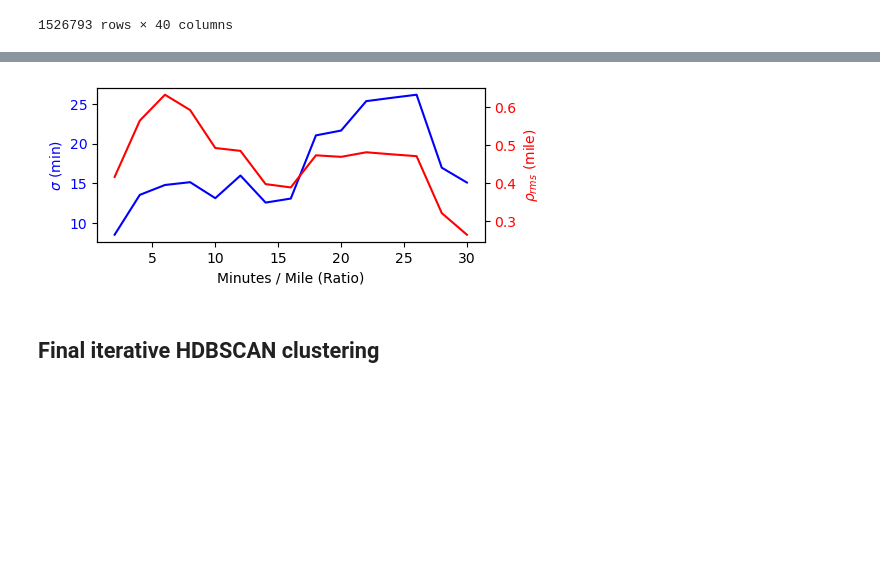
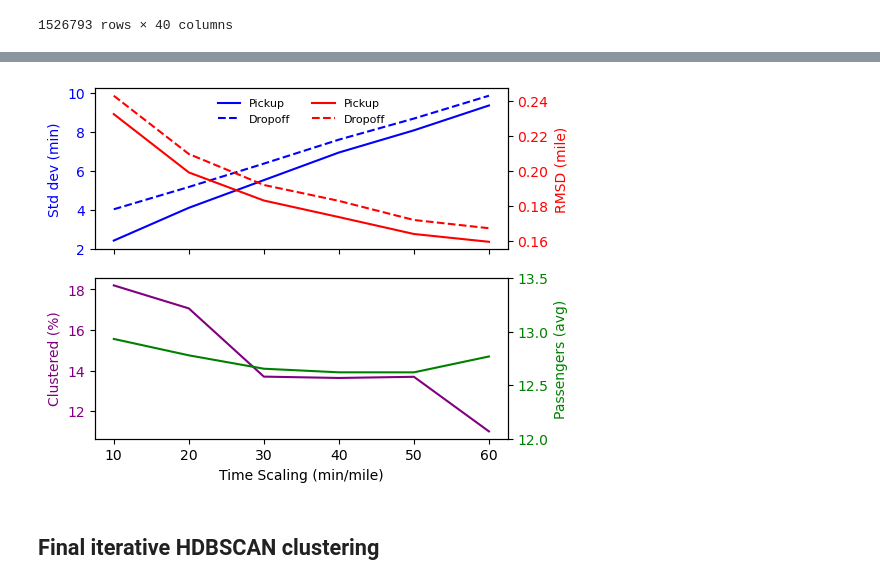
Before and after one commit to calebclayreagor/nyc-taxi-efficiency, a Jupyter notebook: notebooks/01_clustering.ipynb, the cells around one changed output, grey strips where cells are left out. Drawn from its saved outputs; the diff is of its cells as text; code cells hidden in the pictures; blank space fills up the shorter version.

Commit message:
Updated clustering and summary plots

```diff
--- a/notebooks/01_clustering.ipynb
+++ b/notebooks/01_clustering.ipynb
@@ -88,30 +91,40 @@ for i in range(minutes_per_mile.size):
 # %%
-# moving average (10 min / 5 steps)
-sm = 10 // 2; v = np.ones(sm) / sm
-stats_sm = stats.copy()
-for i in range(stats_sm.shape[1]):
-    stats_sm[:, i] = np.convolve(stats_sm[:, i], v, mode = 'same')
+# average STD time of pickups, dropoffs
+fig, ax = plt.subplots(2, 1, sharex = True, figsize = (5.5, 4.25))
+ax[0].plot(time_scale, std_t[:, 0], c = 'b', ls = '-', label = 'Pickup')
+ax[0].plot(time_scale, std_t[:, 1], c = 'b', ls = '--', label = 'Dropoff')
+ax[0].set_ylabel('Std dev (min)', color = 'b')
+ax[0].set_yticks(np.arange(2, 11, 2))
+ax[0].tick_params('y', labelcolor = 'b')
 
-# summary statistics
-_, _, _, rms_pickup_loc, rms_dropoff_loc, std_pickup_t, std_dropoff_t = stats_sm.T
-rms_loc = (rms_pickup_loc + rms_dropoff_loc) / 2
-std_t = (std_pickup_t + std_dropoff_t) / 2
+# average RMS distance of pickups, dropoffs
+ax0 = ax[0].twinx()
+ax0.plot(time_scale, rmsd_xy[:, 0], c = 'r', ls = '-', label = 'Pickup')
+ax0.plot(time_scale, rmsd_xy[:, 1], c = 'r', ls = '--', label = 'Dropoff')
+ax0.set_ylabel('RMSD (mile)', color = 'r')
+ax0.tick_params('y', labelcolor = 'r')
 
-# Std of pickup/dropoff times (mean)
-fig, ax = plt.subplots(1, 1, figsize = (5, 2))
-ax.plot(minutes_per_mile, std_t, c = 'b')
-ax.set_ylabel(r'$\sigma$ (min)', color = 'b')
-ax.tick_params('y', labelcolor = 'b')
+# legend
+lines = ax[0].get_lines() + ax0.get_lines()
+labels = [l.get_label() for l in lines]
+ax[0].legend(lines, labels, ncols = 2, loc = 'upper center', fontsize = 8, frameon = False) # loc = 'upper right'
 
-# RMS of pickup locations (mean)
-ax0 = ax.twinx()
-ax0.plot(minutes_per_mile, rms_loc, c = 'r')
-ax0.set_ylabel(r'$\rho_{rms}$ (mile)', color = 'r')
-ax0.tick_params('y', labelcolor = 'r')
-ax.set_xlabel('Minutes / Mile (Ratio)')
+# percent of passengers clustered
+ax[1].plot(time_scale, clus_size[:, 0] * 100, c = 'purple')
+ax[1].set_ylabel('Clustered (%)', color = 'purple')
+ax[1].tick_params('y', labelcolor = 'purple')
+
+# average passengers per cluster
+ax1 = ax[1].twinx()
+ax1.plot(time_scale, clus_size[:, 1], c = 'g')
+ax1.set_ylabel('Passengers (avg)', color = 'g')
+ax1.tick_params('y', labelcolor = 'g')
+ax1.set_yticks(np.arange(12, 14, .5))
+ax[1].set_xlabel('Time Scaling (min/mile)')
+plt.tight_layout()
 plt.show()
 # %% [output]
-[figure, old version]
+[figure, new version]
 # %% [markdown]
 ## Final iterative HDBSCAN clustering
 # %%
```
Also changed, not shown: parts of 15 cells of this notebook, 2 other files.
